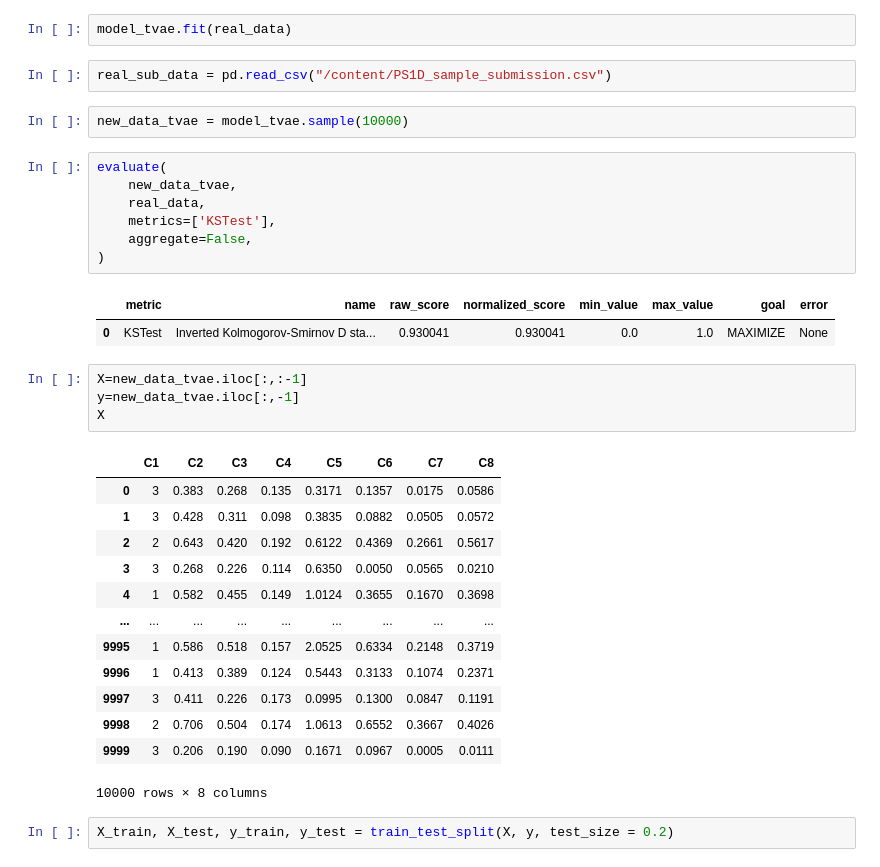
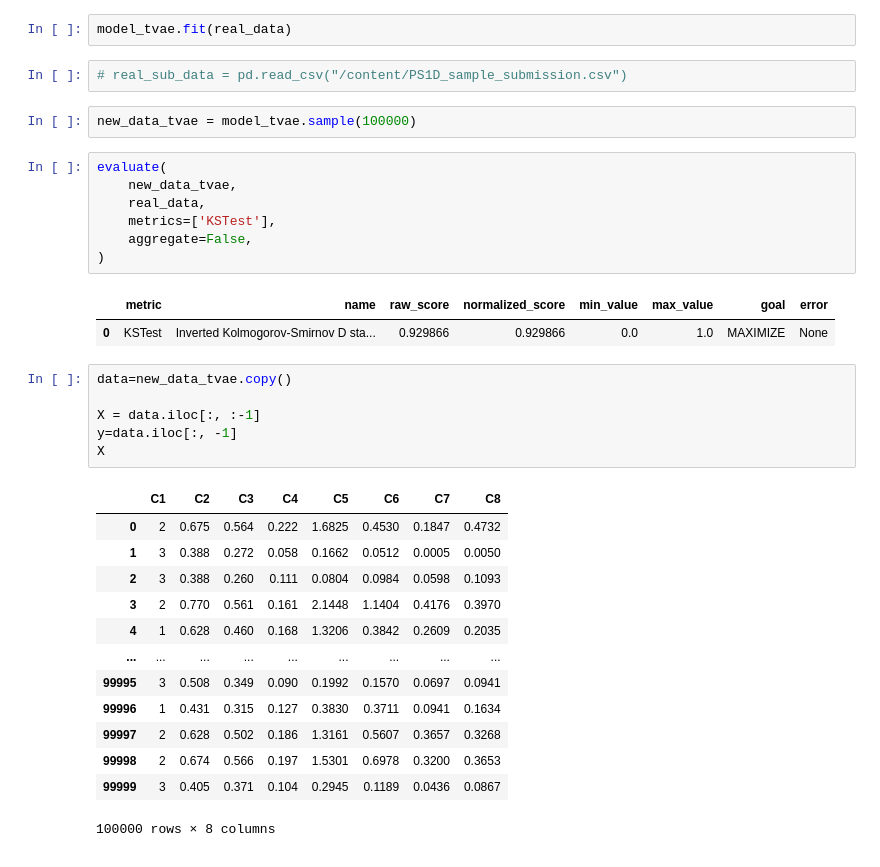
Before and after one commit to KD008/TechSoc_Hackathon_2023, a Jupyter notebook: SDG_1D.ipynb, the cells around one changed output. Cells and saved outputs as stored; diff of their text form.

```diff
--- a/SDG_1D.ipynb
+++ b/SDG_1D.ipynb
@@ -95,9 +107,9 @@ model_tvae=TVAE()
 # %%
 model_tvae.fit(real_data)
 # %%
-real_sub_data = pd.read_csv("/content/PS1D_sample_submission.csv")
+# real_sub_data = pd.read_csv("/content/PS1D_sample_submission.csv")
 # %%
-new_data_tvae = model_tvae.sample(10000)
+new_data_tvae = model_tvae.sample(100000)
 # %%
 evaluate(
     new_data_tvae,
@@ -107,24 +119,24 @@ evaluate(
 )
 # %% [output]
 |  | metric | name | raw_score | normalized_score | min_value | max_value | goal | error |
-| 0 | KSTest | Inverted Kolmogorov-Smirnov D sta... | 0.930041 | 0.930041 | 0.0 | 1.0 | MAXIMIZE | None |
+| 0 | KSTest | Inverted Kolmogorov-Smirnov D sta... | 0.929866 | 0.929866 | 0.0 | 1.0 | MAXIMIZE | None |
 # %%
-X=new_data_tvae.iloc[:,:-1]
-y=new_data_tvae.iloc[:,-1]
+data=new_data_tvae.copy()
+
+X = data.iloc[:, :-1]
+y=data.iloc[:, -1]
 X
 # %% [output]
 |  | C1 | C2 | C3 | C4 | C5 | C6 | C7 | C8 |
-| 0 | 3 | 0.383 | 0.268 | 0.135 | 0.3171 | 0.1357 | 0.0175 | 0.0586 |
-| 1 | 3 | 0.428 | 0.311 | 0.098 | 0.3835 | 0.0882 | 0.0505 | 0.0572 |
-| 2 | 2 | 0.643 | 0.420 | 0.192 | 0.6122 | 0.4369 | 0.2661 | 0.5617 |
-| 3 | 3 | 0.268 | 0.226 | 0.114 | 0.6350 | 0.0050 | 0.0565 | 0.0210 |
-| 4 | 1 | 0.582 | 0.455 | 0.149 | 1.0124 | 0.3655 | 0.1670 | 0.3698 |
+| 0 | 2 | 0.675 | 0.564 | 0.222 | 1.6825 | 0.4530 | 0.1847 | 0.4732 |
+| 1 | 3 | 0.388 | 0.272 | 0.058 | 0.1662 | 0.0512 | 0.0005 | 0.0050 |
+| 2 | 3 | 0.388 | 0.260 | 0.111 | 0.0804 | 0.0984 | 0.0598 | 0.1093 |
+| 3 | 2 | 0.770 | 0.561 | 0.161 | 2.1448 | 1.1404 | 0.4176 | 0.3970 |
+| 4 | 1 | 0.628 | 0.460 | 0.168 | 1.3206 | 0.3842 | 0.2609 | 0.2035 |
 | ... | ... | ... | ... | ... | ... | ... | ... | ... |
-| 9995 | 1 | 0.586 | 0.518 | 0.157 | 2.0525 | 0.6334 | 0.2148 | 0.3719 |
-| 9996 | 1 | 0.413 | 0.389 | 0.124 | 0.5443 | 0.3133 | 0.1074 | 0.2371 |
-| 9997 | 3 | 0.411 | 0.226 | 0.173 | 0.0995 | 0.1300 | 0.0847 | 0.1191 |
-| 9998 | 2 | 0.706 | 0.504 | 0.174 | 1.0613 | 0.6552 | 0.3667 | 0.4026 |
-| 9999 | 3 | 0.206 | 0.190 | 0.090 | 0.1671 | 0.0967 | 0.0005 | 0.0111 |
+| 99995 | 3 | 0.508 | 0.349 | 0.090 | 0.1992 | 0.1570 | 0.0697 | 0.0941 |
+| 99996 | 1 | 0.431 | 0.315 | 0.127 | 0.3830 | 0.3711 | 0.0941 | 0.1634 |
+| 99997 | 2 | 0.628 | 0.502 | 0.186 | 1.3161 | 0.5607 | 0.3657 | 0.3268 |
+| 99998 | 2 | 0.674 | 0.566 | 0.197 | 1.5301 | 0.6978 | 0.3200 | 0.3653 |
+| 99999 | 3 | 0.405 | 0.371 | 0.104 | 0.2945 | 0.1189 | 0.0436 | 0.0867 |
-10000 rows × 8 columns
+100000 rows × 8 columns
-# %%
-X_train, X_test, y_train, y_test = train_test_split(X, y, test_size = 0.2)
```
Also changed, not shown: parts of 20 cells of this notebook.
